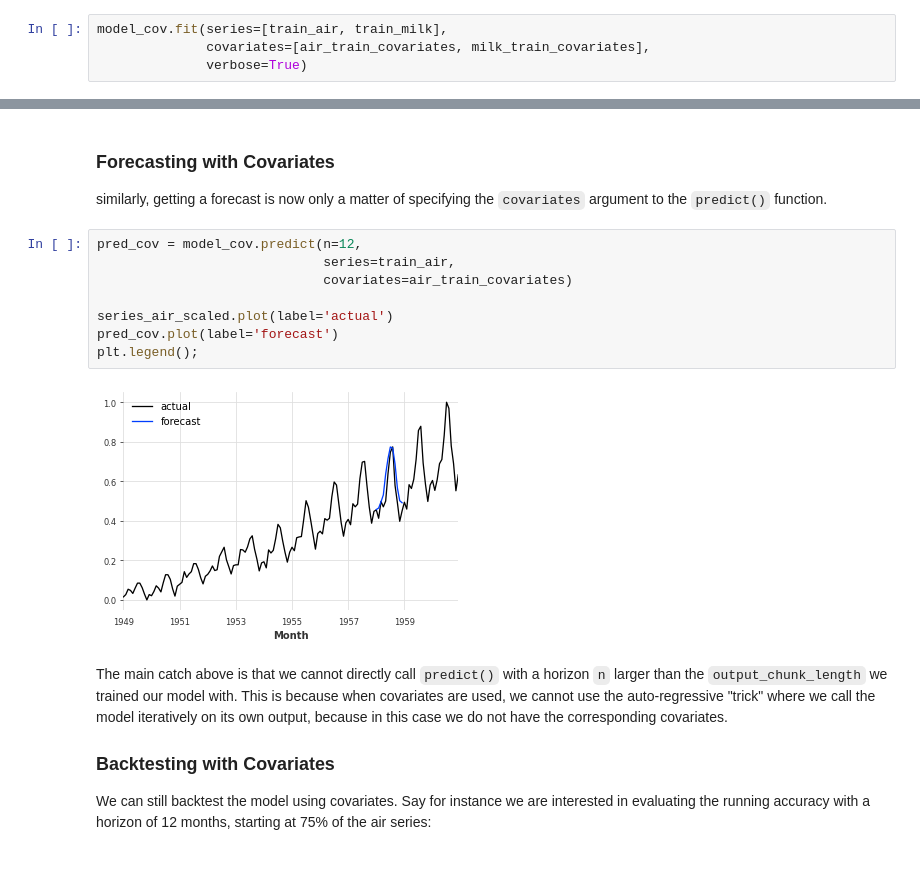
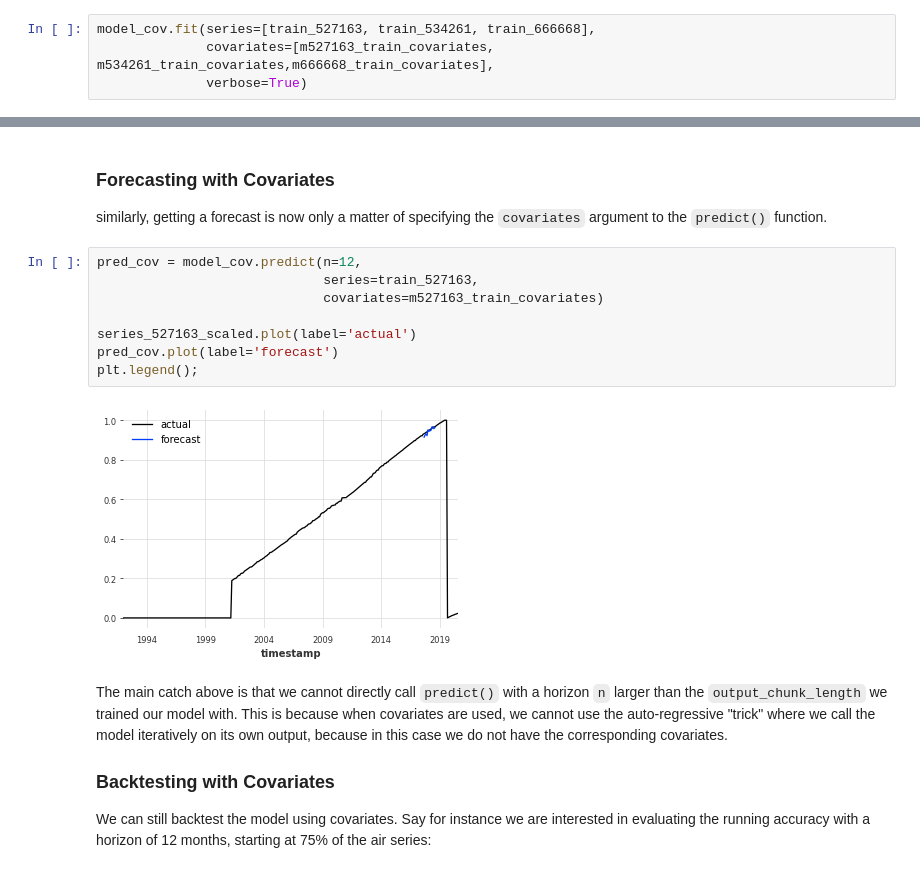
Before and after one commit to geomyll33/Beautez, a Jupyter notebook: 02_multi_time_series_and_covariates.ipynb, the cells around one changed output, grey strips where cells are left out. Drawn from its saved outputs; the diff is of its cells as text.

```diff
--- a/02_multi_time_series_and_covariates.ipynb
+++ b/02_multi_time_series_and_covariates.ipynb
@@ -313,7 +318,7 @@ model_cov = RNNModel(input_chunk_length=24, output_chunk_length=12, n_epochs=300
 # %% [markdown]
 Now, to train the model with covariates, it is as simple as providing the covariates (in form of a list matching the target series) as `covariates` argument to the `fit()` function:
 # %%
-model_cov.fit(series=[train_air, train_milk],
-              covariates=[air_train_covariates, milk_train_covariates],
+model_cov.fit(series=[train_527163, train_534261, train_666668],
+              covariates=[m527163_train_covariates, m534261_train_covariates,m666668_train_covariates],
               verbose=True)
 # %% [output]
@@ -325,14 +341,14 @@ Training loss: 0.0019
 similarly, getting a forecast is now only a matter of specifying the `covariates` argument to the `predict()` function.
 # %%
 pred_cov = model_cov.predict(n=12,
-                             series=train_air,
-                             covariates=air_train_covariates)
+                             series=train_527163,
+                             covariates=m527163_train_covariates)
 
-series_air_scaled.plot(label='actual')
+series_527163_scaled.plot(label='actual')
 pred_cov.plot(label='forecast')
 plt.legend();
 # %% [output]
-[figure, old version]
+[figure, new version]
 # %% [markdown]
 The main catch above is that we cannot directly call `predict()` with a horizon `n` larger than the `output_chunk_length` we trained our model with. This is because when covariates are used, we cannot use the auto-regressive "trick" where we call the model iteratively on its own output, because in this case we do not have the corresponding covariates.
 
```
Also changed, not shown: parts of 6 cells of this notebook.
